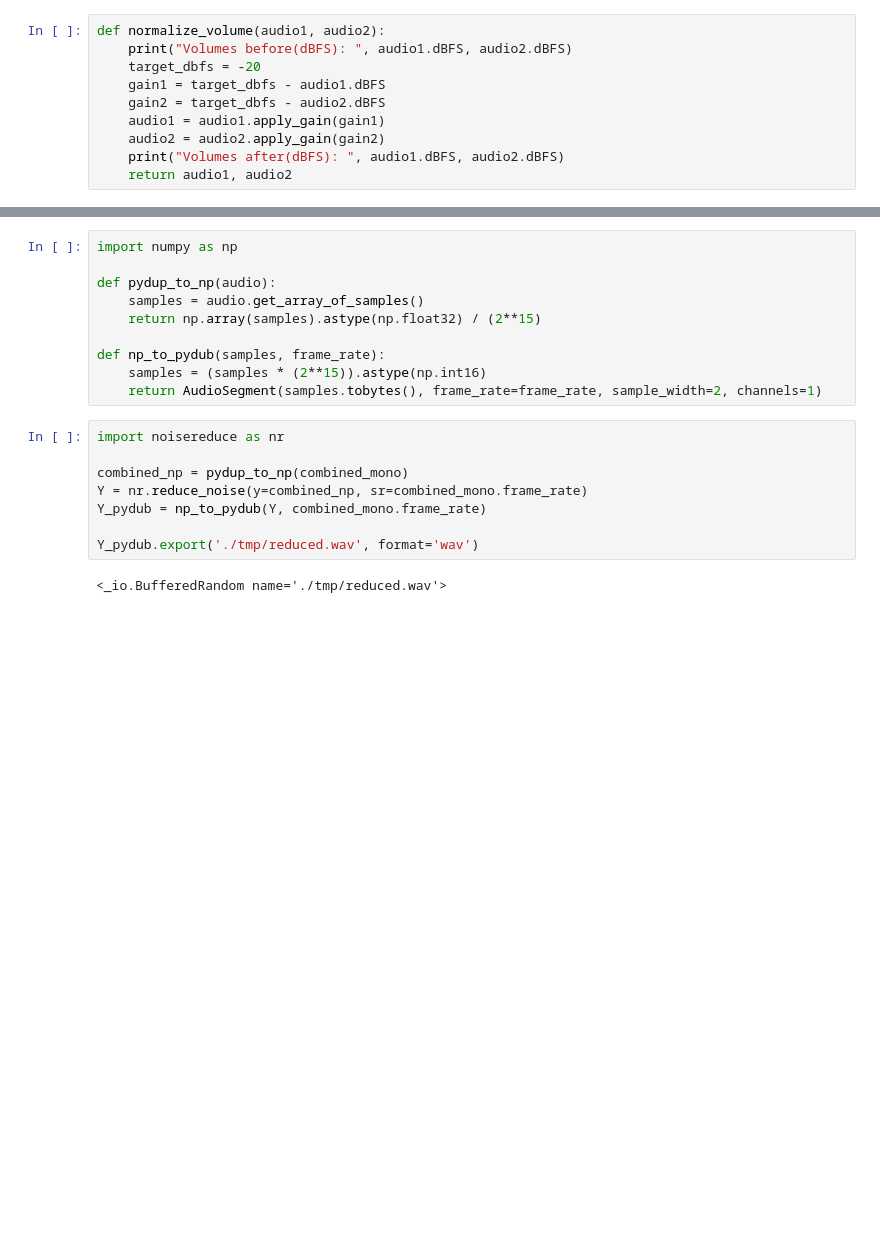
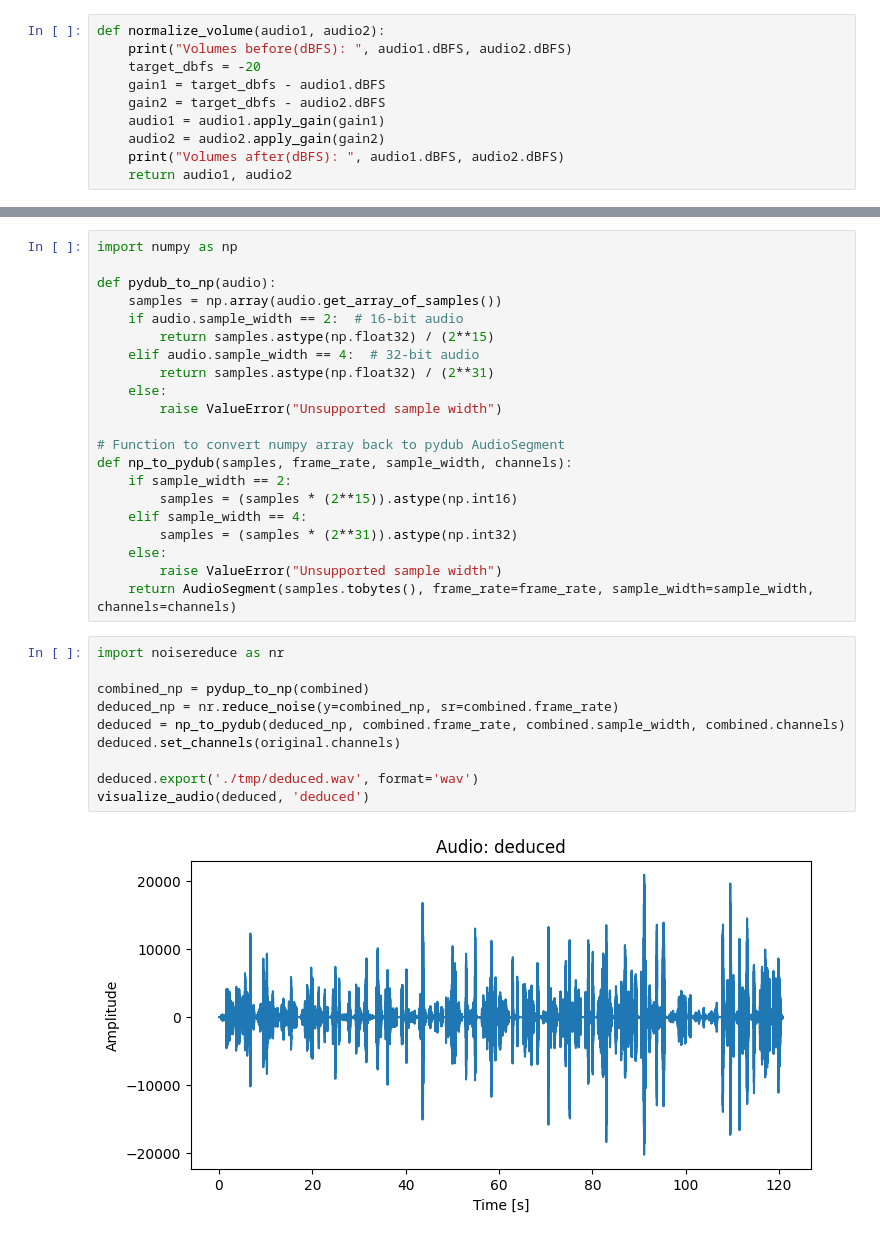
Before and after one commit to Raimo33/NoiseReduction, a Jupyter notebook: noise_reduction.ipynb, the cells around one changed output, grey strips where cells are left out. Cells and saved outputs as stored; diff of their text form; blank space fills up the shorter version.

```diff
--- a/noise_reduction.ipynb
+++ b/noise_reduction.ipynb
@@ -62,20 +88,33 @@ combined_mono.export('./tmp/combined.wav', format='wav')
 # %%
 import numpy as np
 
-def pydup_to_np(audio):
-	samples = audio.get_array_of_samples()
-	return np.array(samples).astype(np.float32) / (2**15)
+def pydub_to_np(audio):
+    samples = np.array(audio.get_array_of_samples())
+    if audio.sample_width == 2:  # 16-bit audio
+        return samples.astype(np.float32) / (2**15)
+    elif audio.sample_width == 4:  # 32-bit audio
+        return samples.astype(np.float32) / (2**31)
+    else:
+        raise ValueError("Unsupported sample width")
 
-def np_to_pydub(samples, frame_rate):
-	samples = (samples * (2**15)).astype(np.int16)
-	return AudioSegment(samples.tobytes(), frame_rate=frame_rate, sample_width=2, channels=1)
+# Function to convert numpy array back to pydub AudioSegment
+def np_to_pydub(samples, frame_rate, sample_width, channels):
+    if sample_width == 2:
+        samples = (samples * (2**15)).astype(np.int16)
+    elif sample_width == 4:
+        samples = (samples * (2**31)).astype(np.int32)
+    else:
+        raise ValueError("Unsupported sample width")
+    return AudioSegment(samples.tobytes(), frame_rate=frame_rate, sample_width=sample_width, channels=channels)
 # %%
 import noisereduce as nr
 
-combined_np = pydup_to_np(combined_mono)
-Y = nr.reduce_noise(y=combined_np, sr=combined_mono.frame_rate)
-Y_pydub = np_to_pydub(Y, combined_mono.frame_rate)
+combined_np = pydup_to_np(combined)
+deduced_np = nr.reduce_noise(y=combined_np, sr=combined.frame_rate)
+deduced = np_to_pydub(deduced_np, combined.frame_rate, combined.sample_width, combined.channels)
+deduced.set_channels(original.channels)
 
-Y_pydub.export('./tmp/reduced.wav', format='wav')
+deduced.export('./tmp/deduced.wav', format='wav')
+visualize_audio(deduced, 'deduced')
 # %% [output]
-<_io.BufferedRandom name='./tmp/reduced.wav'>
+[figure, added]
```
Also changed, not shown: parts of 9 cells of this notebook.
